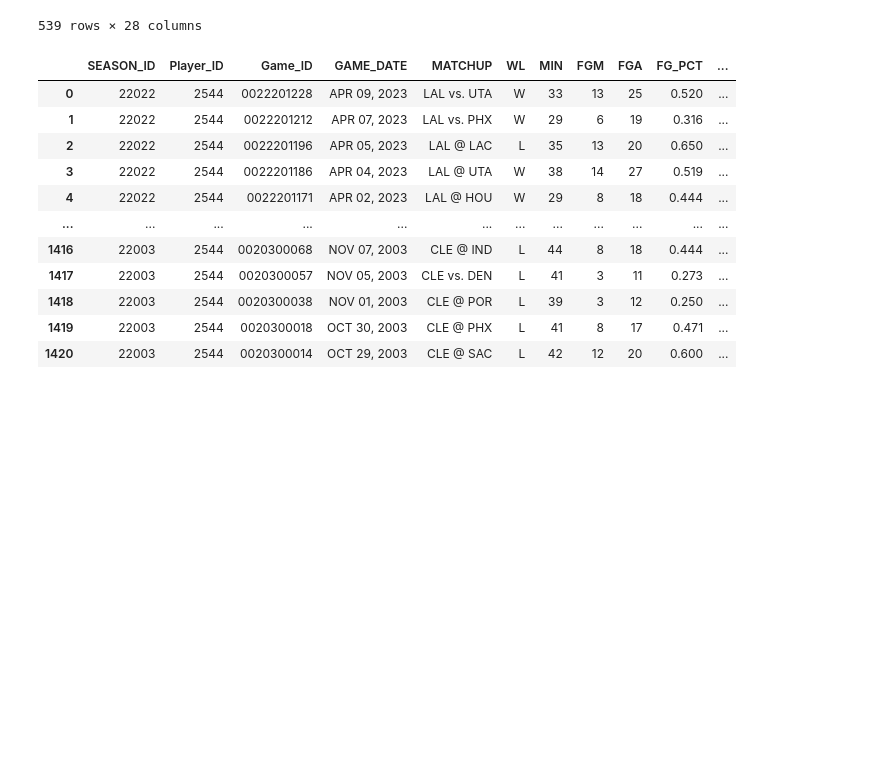
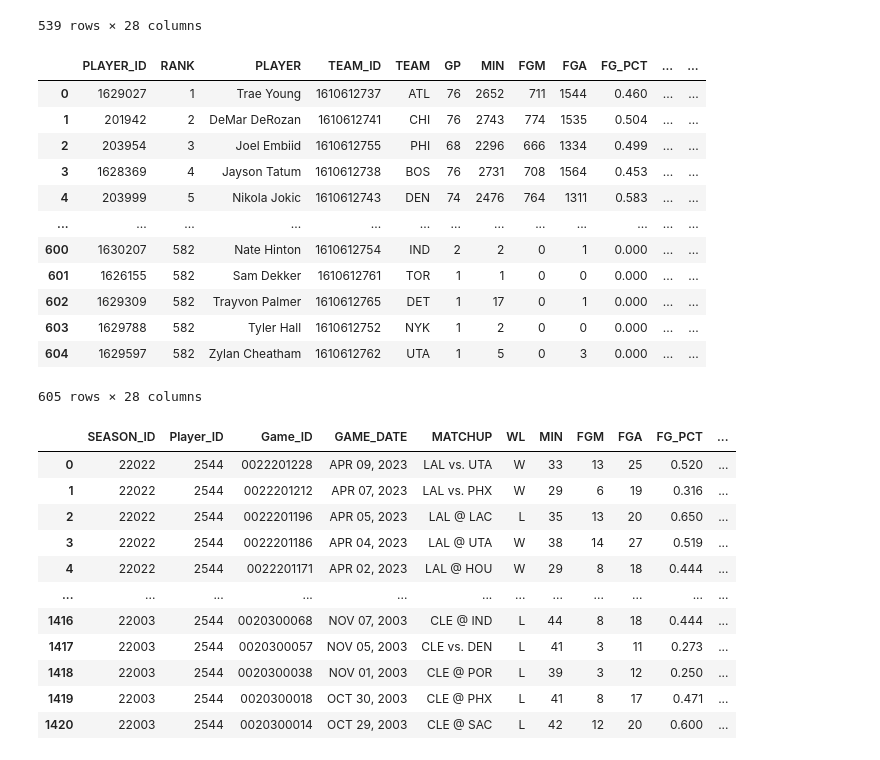
Before and after one commit to mannievilla/NBA-Draft-Selections, a Jupyter notebook: NBA_webscrape.ipynb, the cells around one changed output. Drawn from its saved outputs; the diff is of its cells as text; code cells hidden in the pictures; blank space fills up the shorter version.

```diff
--- a/NBA_webscrape.ipynb
+++ b/NBA_webscrape.ipynb
@@ -334,6 +208,22 @@ leagueleaders.LeagueLeaders(season='2022-23').get_data_frames()[0]
 | 537 | 1630701 | 535 | Michael Foster Jr. | 1610612755 | PHI | 1 | 1 | 0 | 0 | 0.000 | ... | ... |
 | 538 | 1628425 | 535 | Sterling Brown | 1610612747 | LAL | 4 | 24 | 0 | 4 | 0.000 | ... | ... |
 539 rows × 28 columns
+# %%
+leagueleaders.LeagueLeaders(season='2021-22').get_data_frames()[0]
+# %% [output]
+|  | PLAYER_ID | RANK | PLAYER | TEAM_ID | TEAM | GP | MIN | FGM | FGA | FG_PCT | ... | ... |
+| 0 | 1629027 | 1 | Trae Young | 1610612737 | ATL | 76 | 2652 | 711 | 1544 | 0.460 | ... | ... |
+| 1 | 201942 | 2 | DeMar DeRozan | 1610612741 | CHI | 76 | 2743 | 774 | 1535 | 0.504 | ... | ... |
+| 2 | 203954 | 3 | Joel Embiid | 1610612755 | PHI | 68 | 2296 | 666 | 1334 | 0.499 | ... | ... |
+| 3 | 1628369 | 4 | Jayson Tatum | 1610612738 | BOS | 76 | 2731 | 708 | 1564 | 0.453 | ... | ... |
+| 4 | 203999 | 5 | Nikola Jokic | 1610612743 | DEN | 74 | 2476 | 764 | 1311 | 0.583 | ... | ... |
+| ... | ... | ... | ... | ... | ... | ... | ... | ... | ... | ... | ... | ... |
+| 600 | 1630207 | 582 | Nate Hinton | 1610612754 | IND | 2 | 2 | 0 | 1 | 0.000 | ... | ... |
+| 601 | 1626155 | 582 | Sam Dekker | 1610612761 | TOR | 1 | 1 | 0 | 0 | 0.000 | ... | ... |
+| 602 | 1629309 | 582 | Trayvon Palmer | 1610612765 | DET | 1 | 17 | 0 | 1 | 0.000 | ... | ... |
+| 603 | 1629788 | 582 | Tyler Hall | 1610612752 | NYK | 1 | 2 | 0 | 0 | 0.000 | ... | ... |
+| 604 | 1629597 | 582 | Zylan Cheatham | 1610612762 | UTA | 1 | 5 | 0 | 3 | 0.000 | ... | ... |
+605 rows × 28 columns
 # %%
 # First we import the endpoint
 # We will be using pandas dataframes to manipulate the data
```
Also changed, not shown: parts of 8 cells of this notebook.
